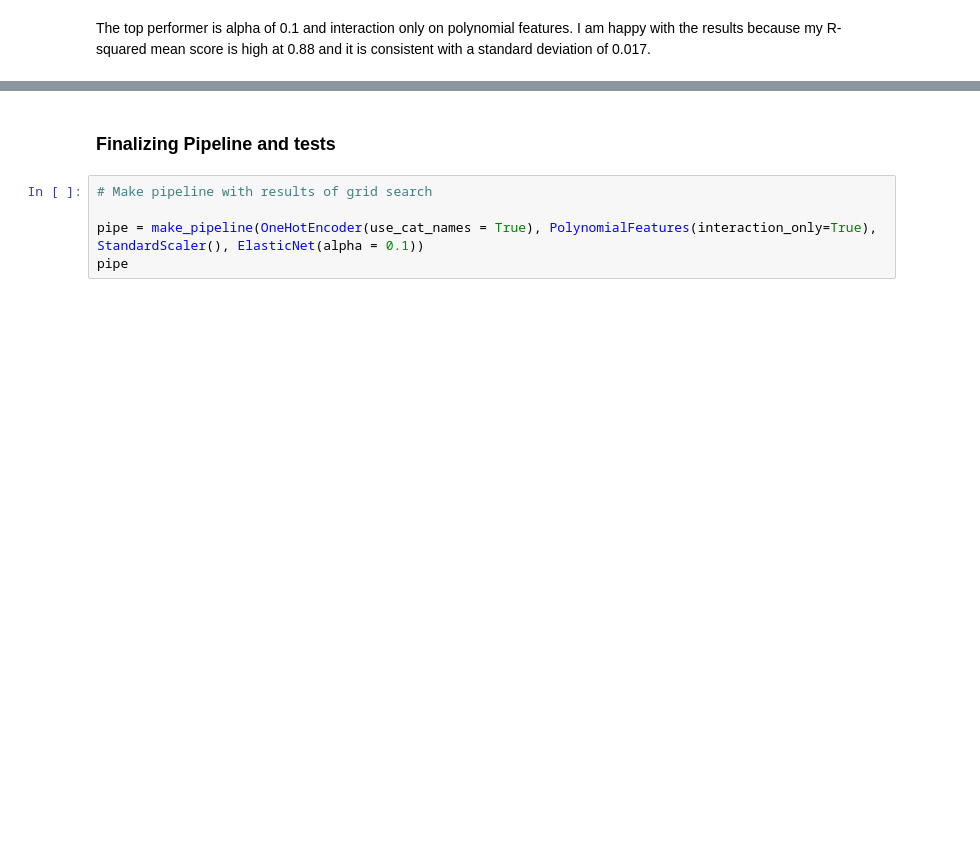
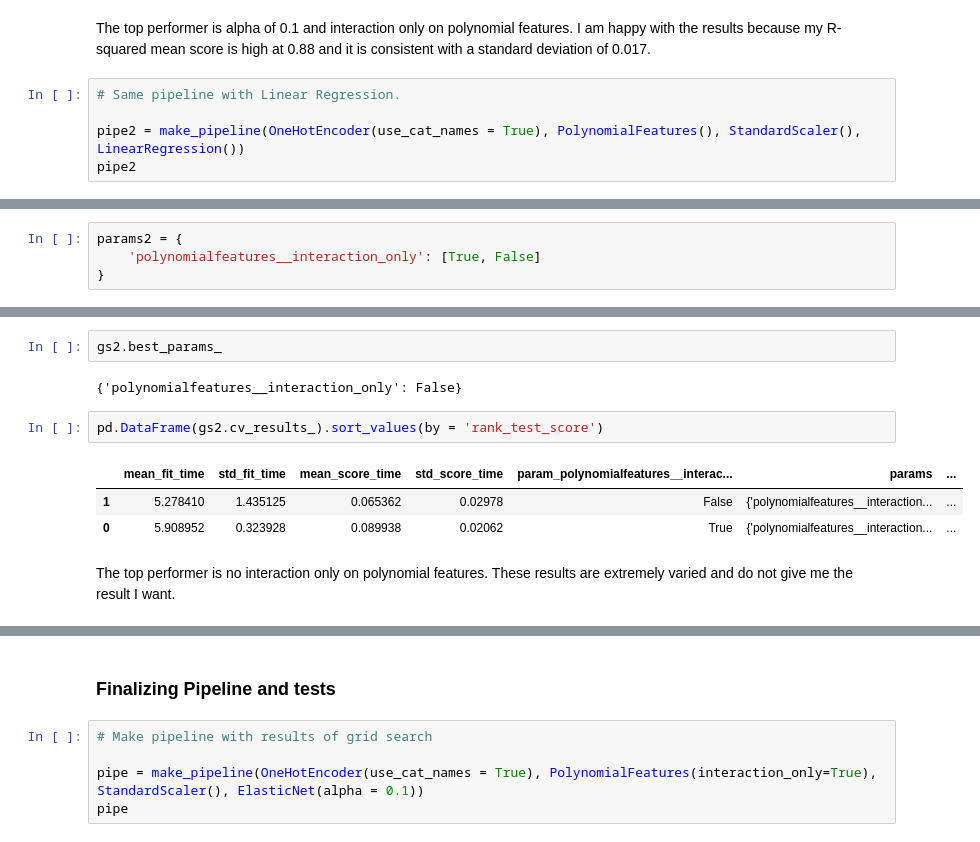
Before and after one commit to lindseyro/projects, a Jupyter notebook: projects/project-2-final/2-Model_Final.ipynb, the cells around one changed output, grey strips where cells are left out. Cells and saved outputs as stored; diff of their text form; blank space fills up the shorter version.

```diff
--- a/projects/project-2-final/2-Model_Final.ipynb
+++ b/projects/project-2-final/2-Model_Final.ipynb
@@ -263,2 +263,7 @@ pd.DataFrame(gs.cv_results_).sort_values(by = 'rank_test_score')
 # %% [markdown]
 The top performer is alpha of 0.1 and interaction only on polynomial features. I am happy with the results because my R-squared mean score is high at 0.88 and it is consistent with a standard deviation of 0.017.
+# %%
+# Same pipeline with Linear Regression.
+
+pipe2 = make_pipeline(OneHotEncoder(use_cat_names = True), PolynomialFeatures(), StandardScaler(), LinearRegression())
+pipe2
@@ -264,0 +275,4 @@ The top performer is alpha of 0.1 and interaction only on polynomial features. I
+# %%
+params2 = {
+    'polynomialfeatures__interaction_only': [True, False]
+}
@@ -264,0 +292,12 @@ The top performer is alpha of 0.1 and interaction only on polynomial features. I
+# %%
+gs2.best_params_
+# %% [output]
+{'polynomialfeatures__interaction_only': False}
+# %%
+pd.DataFrame(gs2.cv_results_).sort_values(by = 'rank_test_score')
+# %% [output]
+|  | mean_fit_time | std_fit_time | mean_score_time | std_score_time | param_polynomialfeatures__interac... | params | ... |
+| 1 | 5.278410 | 1.435125 | 0.065362 | 0.02978 | False | {'polynomialfeatures__interaction... | ... |
+| 0 | 5.908952 | 0.323928 | 0.089938 | 0.02062 | True | {'polynomialfeatures__interaction... | ... |
+# %% [markdown]
+The top performer is no interaction only on polynomial features. These results are extremely varied and do not give me the result I want.
```
Also changed, not shown: parts of 17 cells of this notebook.
